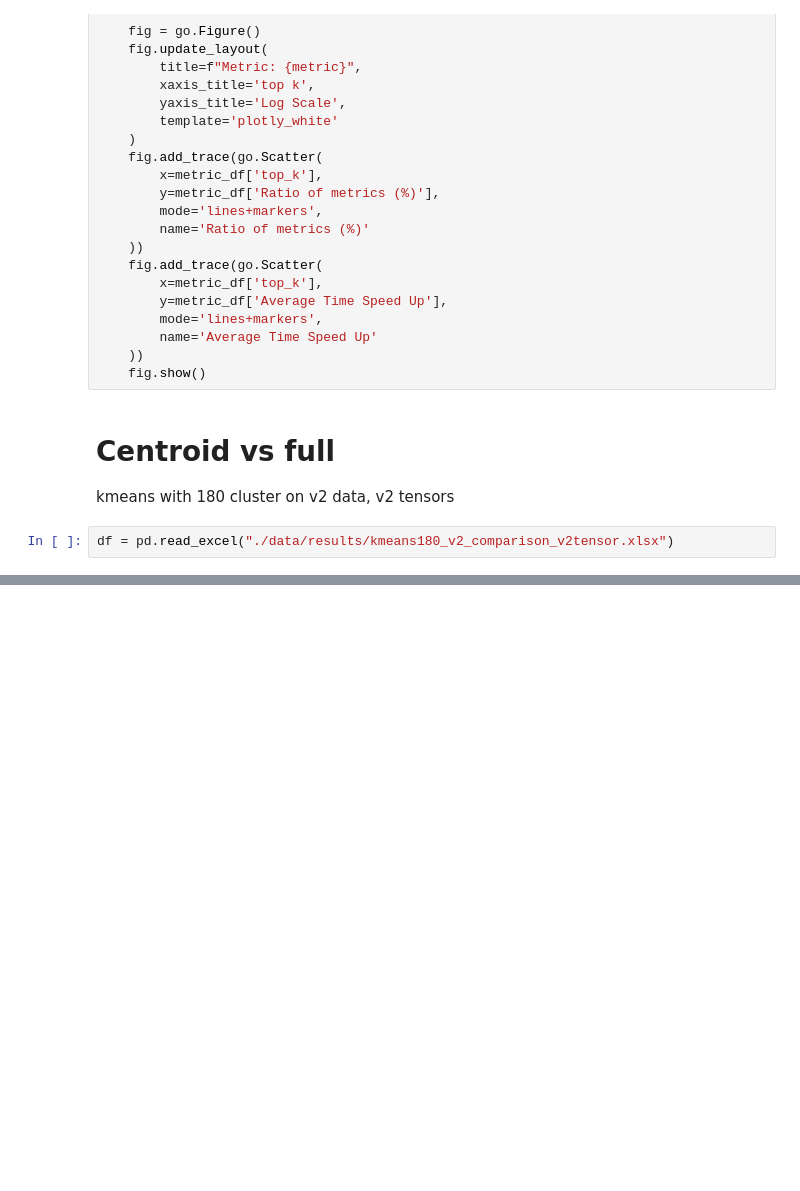
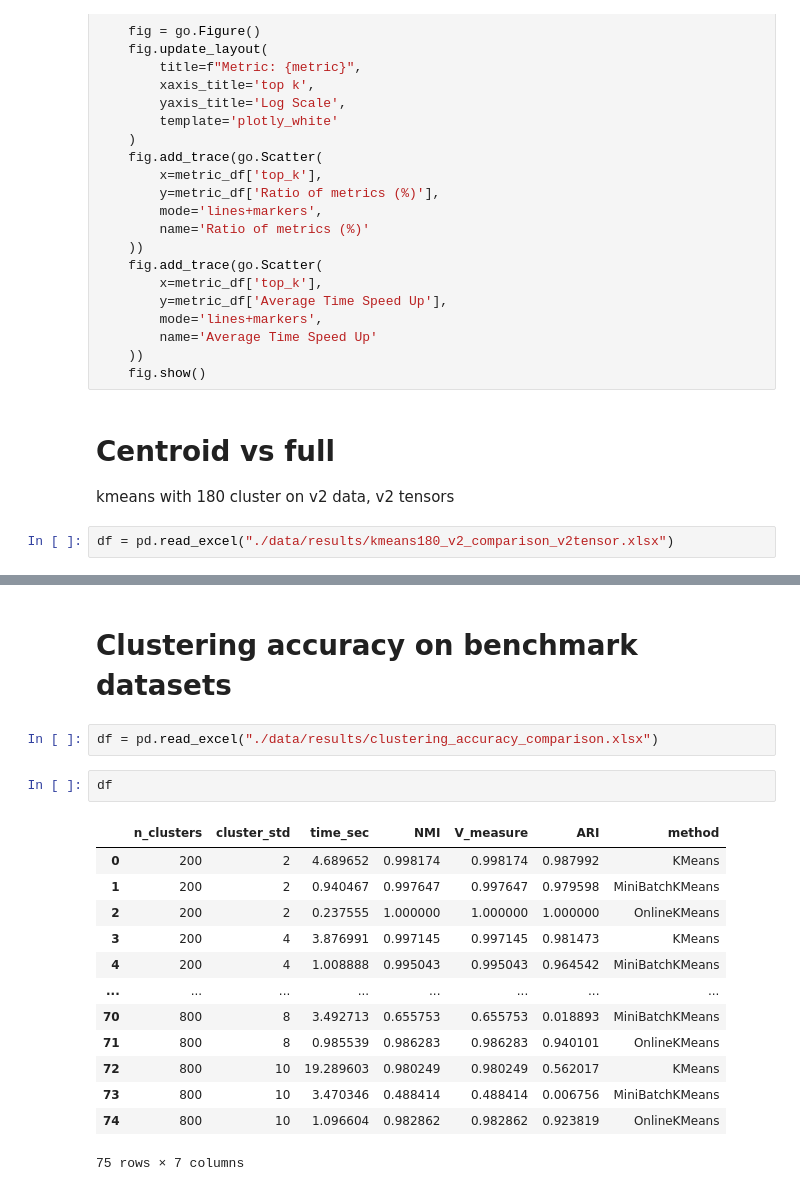
Before and after one commit to czotterbenedek/szakdoga_tdk, a Jupyter notebook: evaluate_results.ipynb, the cells around one changed output, grey strips where cells are left out. Drawn from its saved outputs; the diff is of its cells as text; blank space fills up the shorter version.

```diff
--- a/evaluate_results.ipynb
+++ b/evaluate_results.ipynb
@@ -268,0 +319,20 @@ df
+# %% [markdown]
+# Clustering accuracy on benchmark datasets
+# %%
+df = pd.read_excel("./data/results/clustering_accuracy_comparison.xlsx")
+# %%
+df
+# %% [output]
+|  | n_clusters | cluster_std | time_sec | NMI | V_measure | ARI | method |
+| 0 | 200 | 2 | 4.689652 | 0.998174 | 0.998174 | 0.987992 | KMeans |
+| 1 | 200 | 2 | 0.940467 | 0.997647 | 0.997647 | 0.979598 | MiniBatchKMeans |
+| 2 | 200 | 2 | 0.237555 | 1.000000 | 1.000000 | 1.000000 | OnlineKMeans |
+| 3 | 200 | 4 | 3.876991 | 0.997145 | 0.997145 | 0.981473 | KMeans |
+| 4 | 200 | 4 | 1.008888 | 0.995043 | 0.995043 | 0.964542 | MiniBatchKMeans |
+| ... | ... | ... | ... | ... | ... | ... | ... |
+| 70 | 800 | 8 | 3.492713 | 0.655753 | 0.655753 | 0.018893 | MiniBatchKMeans |
+| 71 | 800 | 8 | 0.985539 | 0.986283 | 0.986283 | 0.940101 | OnlineKMeans |
+| 72 | 800 | 10 | 19.289603 | 0.980249 | 0.980249 | 0.562017 | KMeans |
+| 73 | 800 | 10 | 3.470346 | 0.488414 | 0.488414 | 0.006756 | MiniBatchKMeans |
+| 74 | 800 | 10 | 1.096604 | 0.982862 | 0.982862 | 0.923819 | OnlineKMeans |
+75 rows × 7 columns
```
Also changed, not shown: parts of 10 cells of this notebook, 3 other files.
